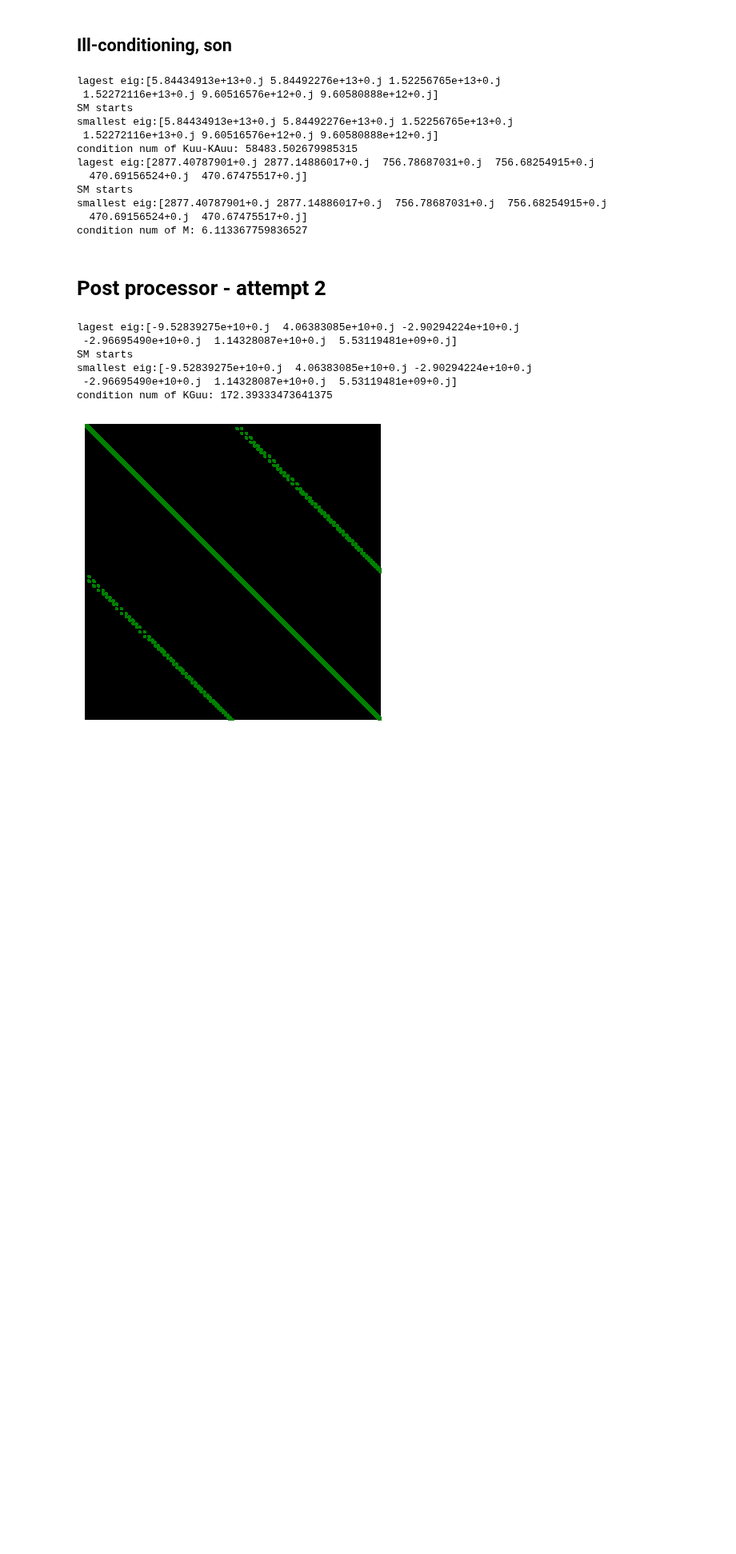
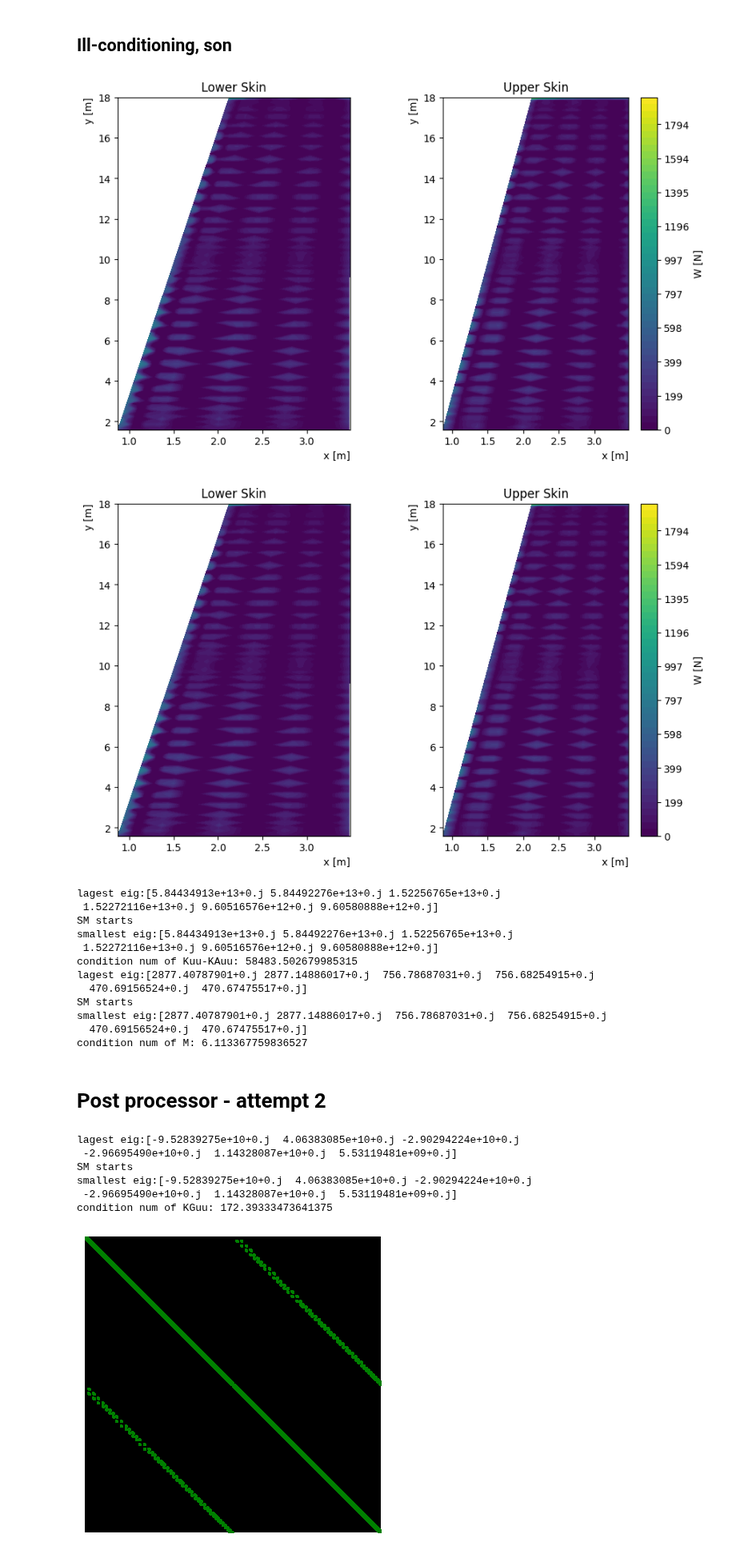
Before and after one commit to MarriccZwei/TWP, a Jupyter notebook: C3/blockstests.ipynb, the cells around one changed output. Shown at 80% size. Cells and saved outputs as stored; diff of their text form; code cells hidden in the pictures; blank space fills up the shorter version.

```diff
--- a/C3/blockstests.ipynb
+++ b/C3/blockstests.ipynb
@@ -40,5 +40,10 @@ vfig = bl.plot_block(sol['v'], "v", meshOut, csts)
 # %% [markdown]
 ## Ill-conditioning, son
+# %%
+bl.plot_block(sol["Fext"][0::pf3.DOF], "W", meshOut, cst.CONSTS, "N")
+# %% [output]
+[figure, added]
+[figure, added]
 # %%
 '''CONDITION NUMBER CHECK'''
 def condition_check(A):
```
Also changed, not shown: parts of 1 cell of this notebook, 2 other files.
